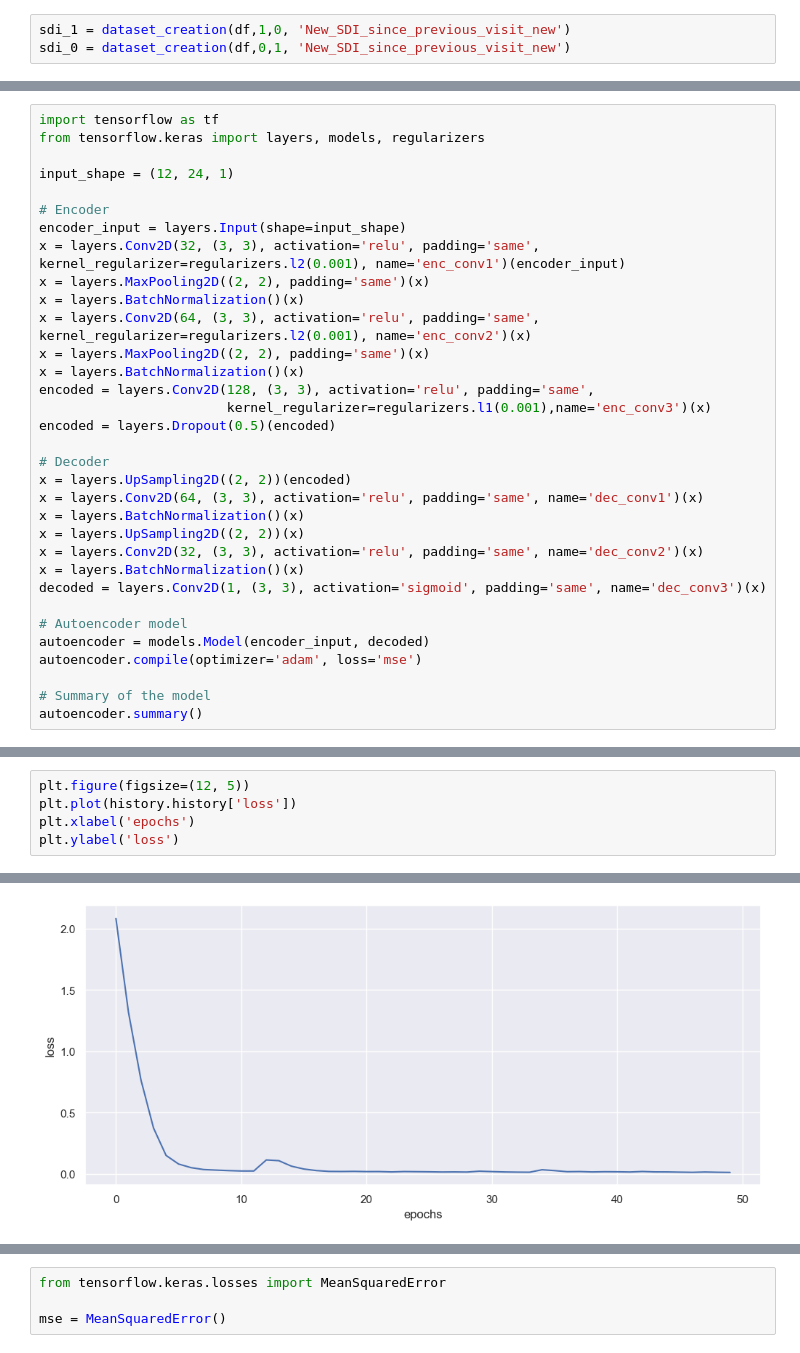
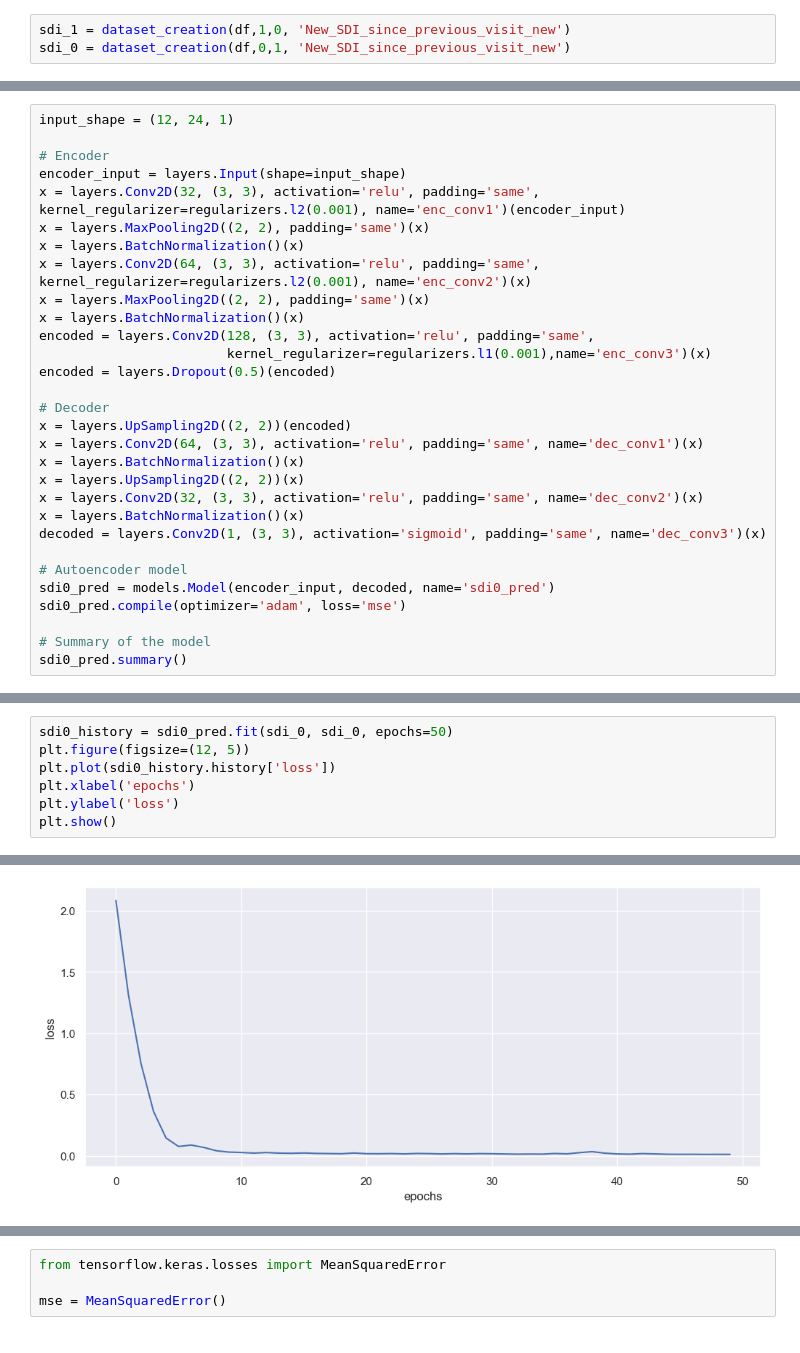
Before and after one commit to isevr/SDI, a Jupyter notebook: cae.ipynb, the cells around one changed output, grey strips where cells are left out. Cells and saved outputs as stored; diff of their text form.

```diff
--- a/cae.ipynb
+++ b/cae.ipynb
@@ -91,7 +229,4 @@ sdi_0 = dataset_creation(df,0,1, 'New_SDI_since_previous_visit_new')
 # %%
-import tensorflow as tf
-from tensorflow.keras import layers, models, regularizers
-
 input_shape = (12, 24, 1)
 
 # Encoder
@@ -116,9 +251,9 @@ x = layers.BatchNormalization()(x)
 decoded = layers.Conv2D(1, (3, 3), activation='sigmoid', padding='same', name='dec_conv3')(x)
 
 # Autoencoder model
-autoencoder = models.Model(encoder_input, decoded)
-autoencoder.compile(optimizer='adam', loss='mse')
+sdi0_pred = models.Model(encoder_input, decoded, name='sdi0_pred')
+sdi0_pred.compile(optimizer='adam', loss='mse')
 
 # Summary of the model
-autoencoder.summary()
+sdi0_pred.summary()
 # %% [output]
@@ -166,6 +281,8 @@ Epoch 50/50
 # %%
+sdi0_history = sdi0_pred.fit(sdi_0, sdi_0, epochs=50)
 plt.figure(figsize=(12, 5))
-plt.plot(history.history['loss'])
+plt.plot(sdi0_history.history['loss'])
 plt.xlabel('epochs')
 plt.ylabel('loss')
+plt.show()
 # %% [output]
@@ -173 +306 @@ Text(0, 0.5, 'loss')
-[figure, old version]
+[figure, new version]
```
Also changed, not shown: parts of 21 cells of this notebook, 4 other files.
